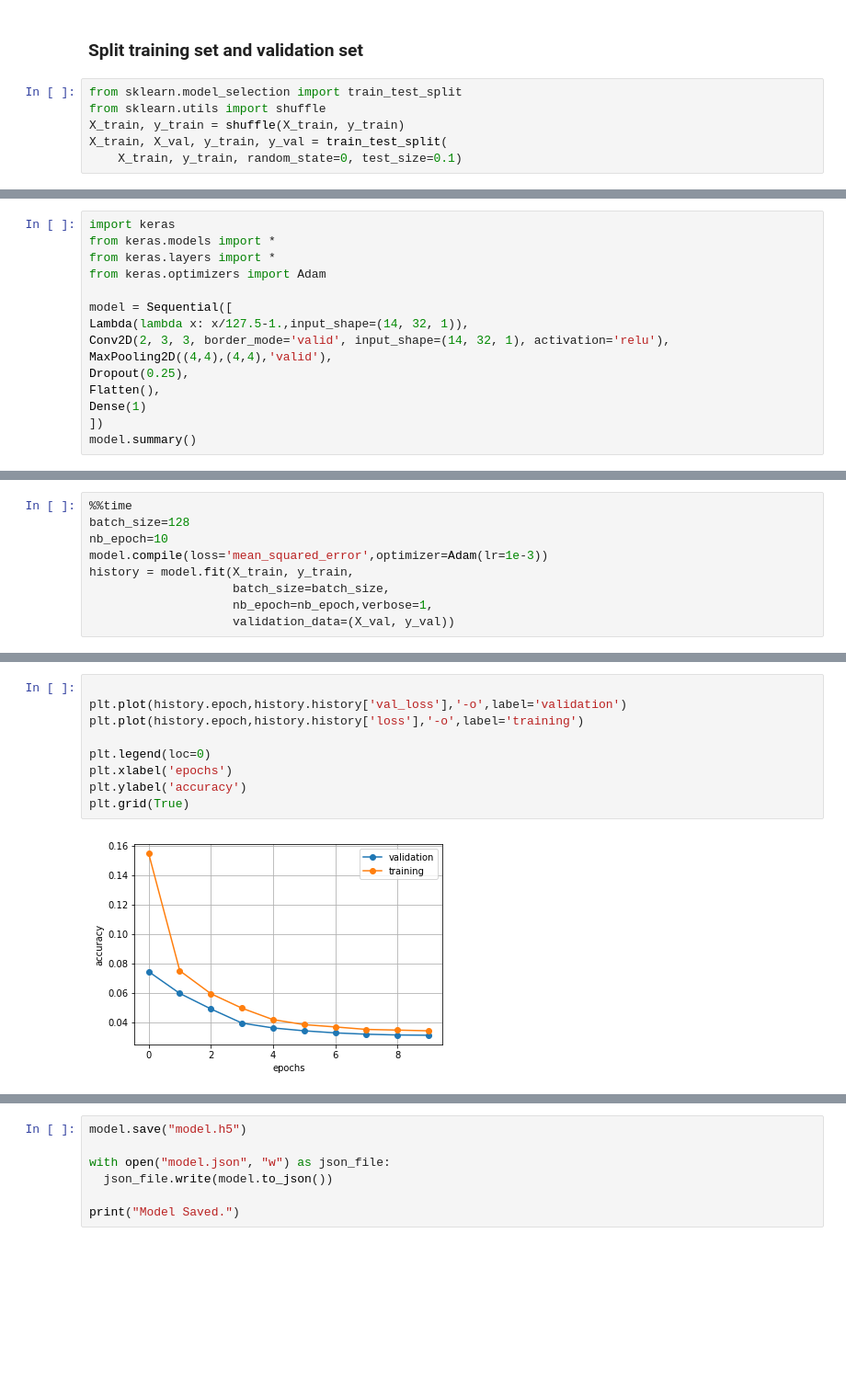
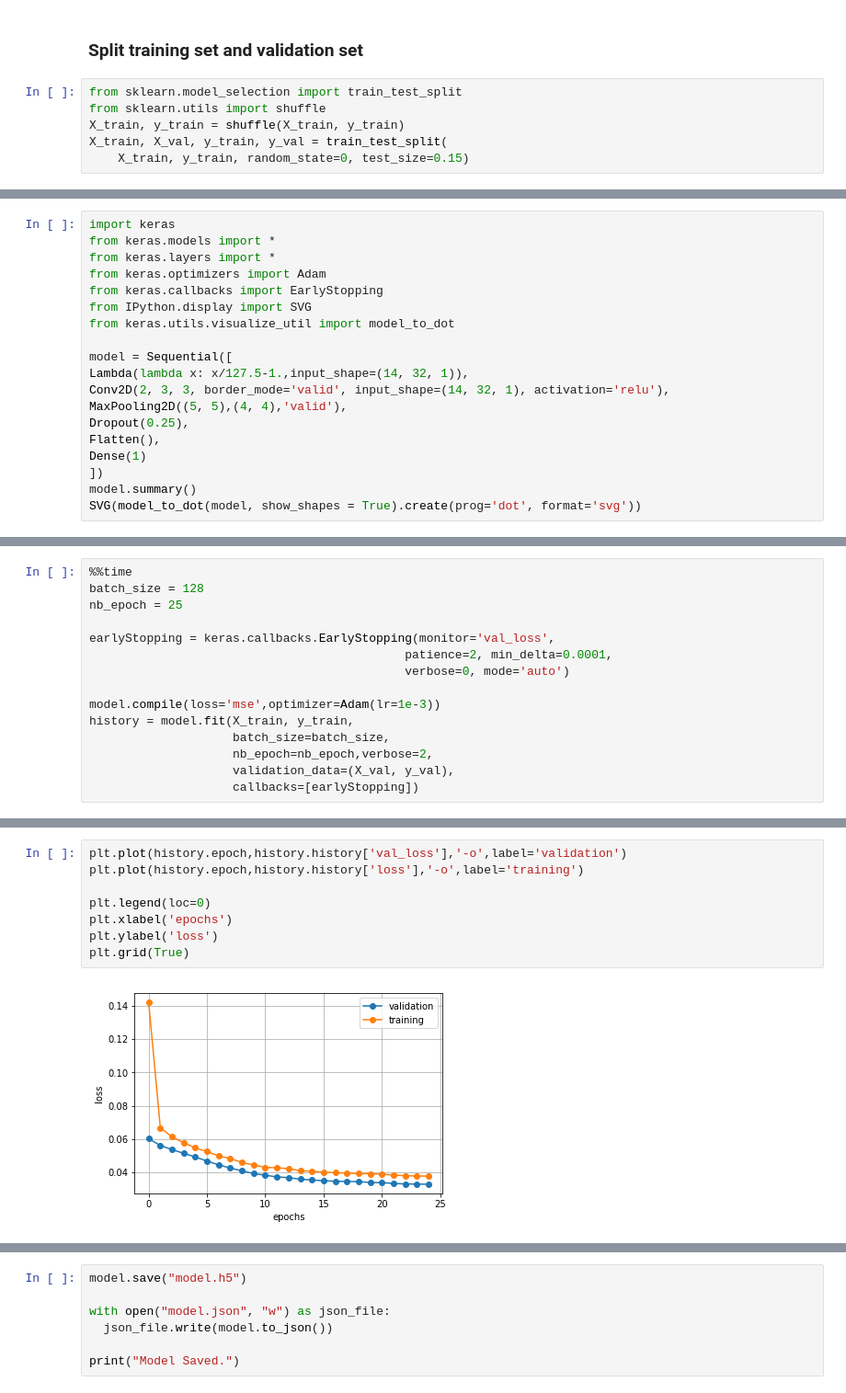
Before and after one commit to piliwilliam0306/Udacity-SDC, a Jupyter notebook: CarND-BehavioralCloning-P3/P3.ipynb, the cells around one changed output, grey strips where cells are left out. Shown: that part at 92% size. Saved outputs shown, nothing was run; the diff lists cells and outputs as text; blank space fills up the shorter version.

Commit message:
add early stopping

```diff
--- a/CarND-BehavioralCloning-P3/P3.ipynb
+++ b/CarND-BehavioralCloning-P3/P3.ipynb
@@ -263,4 +302,4 @@ from sklearn.model_selection import train_test_split
 from sklearn.utils import shuffle
 X_train, y_train = shuffle(X_train, y_train)
 X_train, X_val, y_train, y_val = train_test_split(
-    X_train, y_train, random_state=0, test_size=0.1)
+    X_train, y_train, random_state=0, test_size=0.15)
@@ -277,14 +310,18 @@ import keras
 from keras.models import *
 from keras.layers import *
 from keras.optimizers import Adam
+from keras.callbacks import EarlyStopping
+from IPython.display import SVG
+from keras.utils.visualize_util import model_to_dot
 
 model = Sequential([
 Lambda(lambda x: x/127.5-1.,input_shape=(14, 32, 1)),
 Conv2D(2, 3, 3, border_mode='valid', input_shape=(14, 32, 1), activation='relu'),
-MaxPooling2D((4,4),(4,4),'valid'),
+MaxPooling2D((5, 5),(4, 4),'valid'),
 Dropout(0.25),
 Flatten(),
 Dense(1)
 ])
 model.summary()
+SVG(model_to_dot(model, show_shapes = True).create(prog='dot', format='svg'))
 # %% [output]
@@ -311,10 +350,16 @@ ________________________________________________________________________________
 # %%
 %%time
-batch_size=128
-nb_epoch=10
-model.compile(loss='mean_squared_error',optimizer=Adam(lr=1e-3))
+batch_size = 128
+nb_epoch = 25
+
+earlyStopping = keras.callbacks.EarlyStopping(monitor='val_loss',
+                                            patience=2, min_delta=0.0001,
+                                            verbose=0, mode='auto')
+
+model.compile(loss='mse',optimizer=Adam(lr=1e-3))
 history = model.fit(X_train, y_train,
                     batch_size=batch_size,
-                    nb_epoch=nb_epoch,verbose=1,
-                    validation_data=(X_val, y_val))
+                    nb_epoch=nb_epoch,verbose=2,
+                    validation_data=(X_val, y_val),
+                    callbacks=[earlyStopping])
 # %% [output]
@@ -338,11 +385,10 @@ Wall time: 5.63 s
 # %%
-
 plt.plot(history.epoch,history.history['val_loss'],'-o',label='validation')
 plt.plot(history.epoch,history.history['loss'],'-o',label='training')
 
 plt.legend(loc=0)
 plt.xlabel('epochs')
-plt.ylabel('accuracy')
+plt.ylabel('loss')
 plt.grid(True)
 # %% [output]
-[figure, old version]
+[figure, new version]
```
Also changed, not shown: parts of 19 cells of this notebook, 11 other files.
